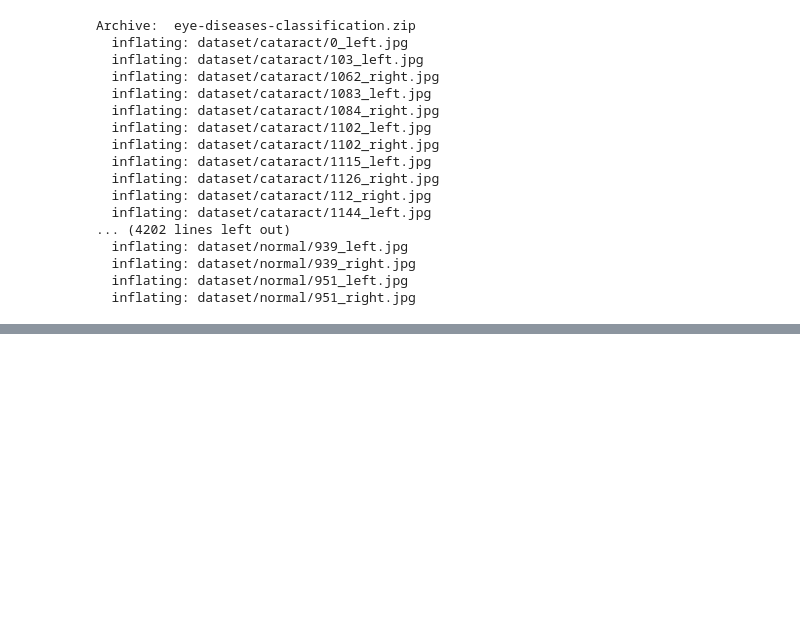
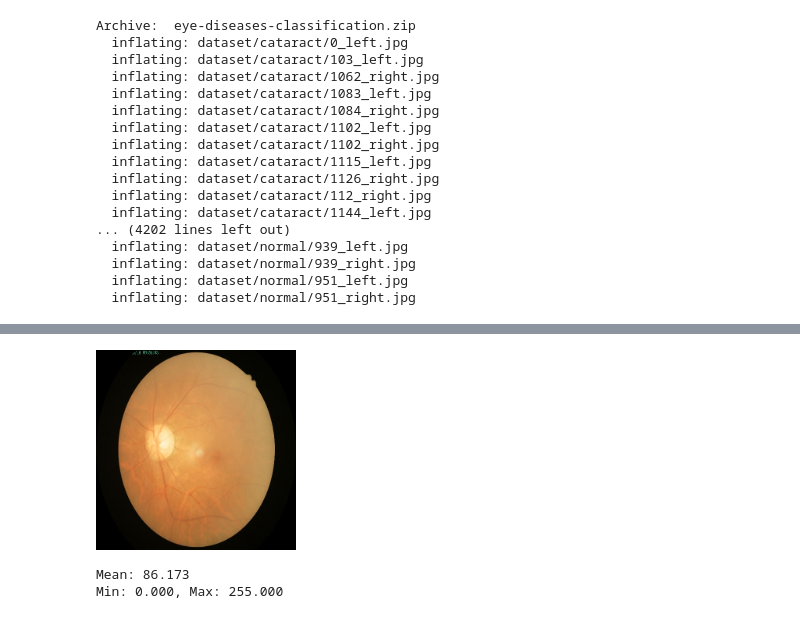
Before and after one commit to yxmauw/eye-disease-classification, a Jupyter notebook: Code.ipynb, the cells around one changed output, grey strips where cells are left out. Saved outputs shown, nothing was run; the diff lists cells and outputs as text; code cells hidden in the pictures; blank space fills up the shorter version.

```diff
--- a/Code.ipynb
+++ b/Code.ipynb
@@ -57,0 +63,9 @@ Archive:  eye-diseases-classification.zip
+# %%
+import numpy as np
+import pandas as pd
+import matplotlib.pyplot as plt
+import seaborn as sns
+
+%matplotlib inline
+sns.set_style('whitegrid')
+%config InlineBackend.figure_format = 'retina'
@@ -57,0 +129,16 @@ Archive:  eye-diseases-classification.zip
+# %%
+#Import library
+from IPython import display
+display.Image(filename='./dataset/glaucoma/1495_left.jpg', width=200, height=150)
+# %% [output]
+[figure, added]
+# %%
+# calculate image pixel mean, min, max
+
+mean = pixels.mean()
+print('Mean: %.3f' % mean)
+# confirm pixel range is 0-255
+print('Min: %.3f, Max: %.3f' % (pixels.min(), pixels.max()))
+# %% [output]
+Mean: 86.173
+Min: 0.000, Max: 255.000
```
Also changed, not shown: parts of 8 cells of this notebook.
